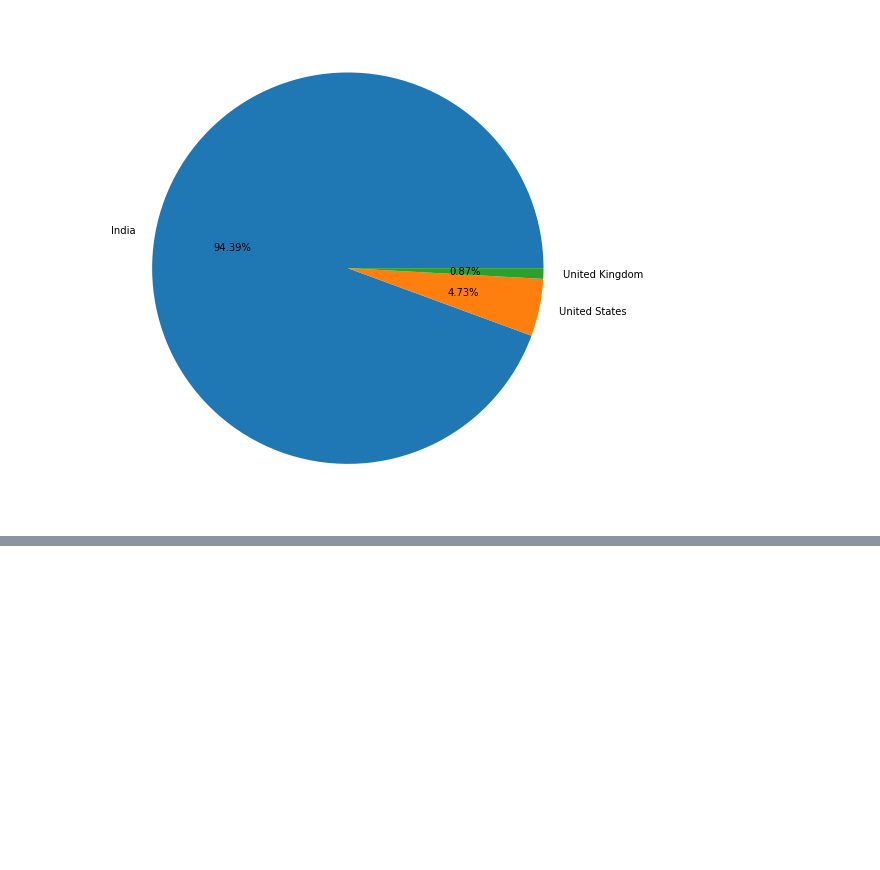
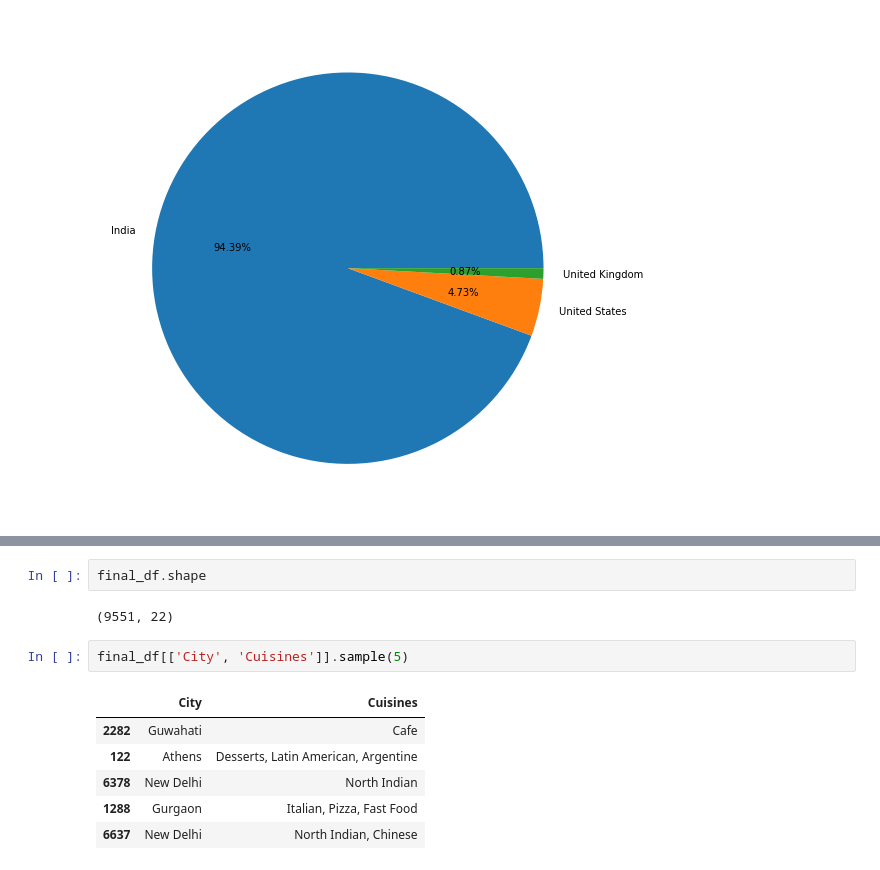
Before and after one commit to chwasiq0569/EDA-Zomato-Dataset, a Jupyter notebook: EDA_Zomato_Dataset.ipynb, the cells around one changed output, grey strips where cells are left out. Drawn from its saved outputs; the diff is of its cells as text; blank space fills up the shorter version.

```diff
--- a/EDA_Zomato_Dataset.ipynb
+++ b/EDA_Zomato_Dataset.ipynb
@@ -432,0 +473,13 @@ plt.pie(final_df['Country'].value_counts().values[:3], labels=final_df['Country'
+# %%
+final_df.shape
+# %% [output]
+(9551, 22)
+# %%
+final_df[['City', 'Cuisines']].sample(5)
+# %% [output]
+|  | City | Cuisines |
+| 2282 | Guwahati | Cafe |
+| 122 | Athens | Desserts, Latin American, Argentine |
+| 6378 | New Delhi | North Indian |
+| 1288 | Gurgaon | Italian, Pizza, Fast Food |
+| 6637 | New Delhi | North Indian, Chinese |
```
Also changed, not shown: parts of 10 cells of this notebook.
